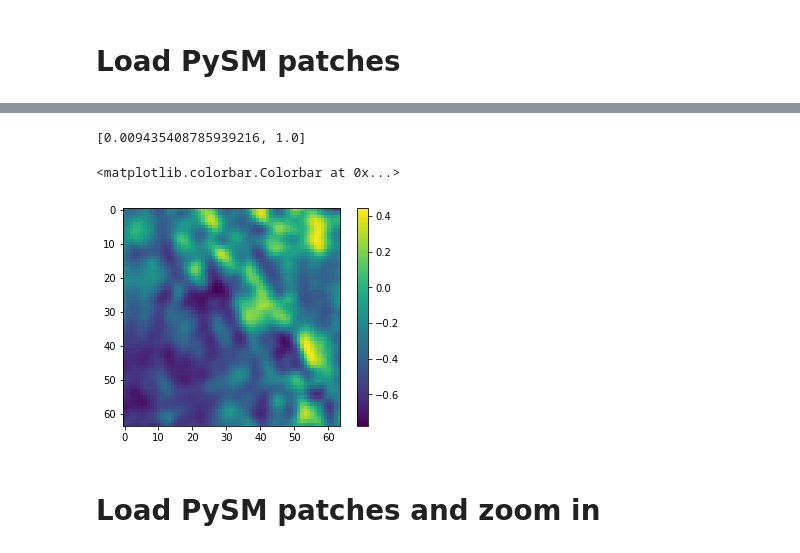
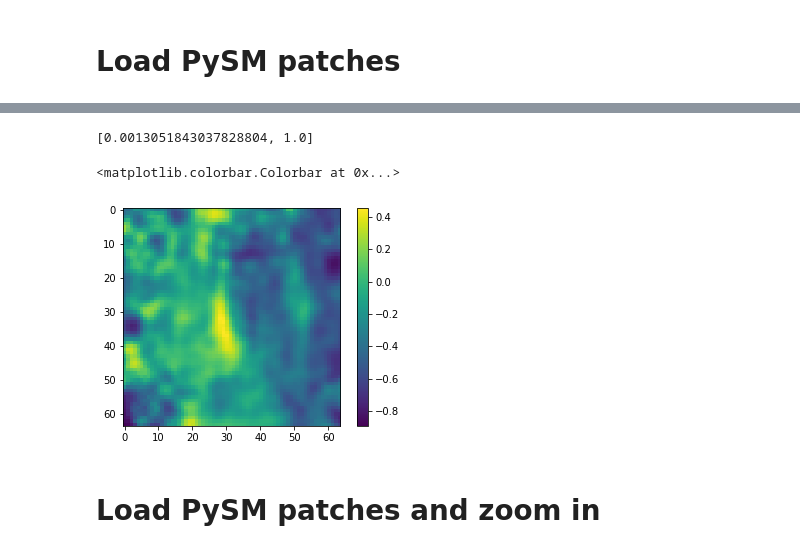
Before and after one commit to ai4cmb/ForSE, a Jupyter notebook: forse/notebooks/test_dcgan_30oct.ipynb, the cells around one changed output, grey strips where cells are left out. Drawn from its saved outputs; the diff is of its cells as text; code cells hidden in the pictures.

```diff
--- a/forse/notebooks/test_dcgan_30oct.ipynb
+++ b/forse/notebooks/test_dcgan_30oct.ipynb
@@ -11,8 +13,14 @@ from forse.tools.mix_tools import *
 dcgan = DCGAN(output_directory='/global/homes/k/krach/scratch/NNforFG/DCGAN/tests/ratio/', img_size=(64, 64))
 # %% [markdown]
 # load DCGAN trained model
+# %%
+def smooth_accuracy(y_true, y_pred):
+        return K.mean(K.equal(K.round(y_true), K.round(y_pred)))
 # %%
 dir_models = '/global/homes/k/krach/scratch/NNforFG/DCGAN/tests/ratio/models/pswap_10/'
-dcgan.discriminator = load_model(dir_models+'discrim_99999.h5')
-dcgan.generator = load_model(dir_models+'generat_99999.h5')
+dir_models = '/global/homes/k/krach/scratch/NNforFG/DCGAN/opt/lat20/models/'
+#dcgan.discriminator = load_model(dir_models+'discrim_15000.h5')
+#dcgan.generator = load_model(dir_models+'generat_15000.h5')
+dcgan.discriminator = load_model(dir_models+'discrim_95000.h5', custom_objects={'smooth_accuracy': smooth_accuracy})
+dcgan.generator = load_model(dir_models+'generat_95000.h5', custom_objects={'smooth_accuracy': smooth_accuracy})
 # %%
@@ -80,13 +88,13 @@ val = dcgan.discriminator.evaluate(gen_imgs_train, np.zeros(len(gen_imgs_train))
 # %%
 print(val)
 # %% [output]
-[0.009435408785939216, 1.0]
+[0.0013051843037828804, 1.0]
 # %%
-plt.imshow(gen_imgs_test[21, :, :, 0])
+plt.imshow(gen_imgs_test[130, :, :, 0])
 plt.colorbar()
 # %% [output]
 <matplotlib.colorbar.Colorbar at 0x...>
-[figure, old version]
+[figure, new version]
 # %% [markdown]
 # Load PySM patches and zoom in
 # %%
```
Also changed, not shown: parts of 12 cells of this notebook, 10 other files.
